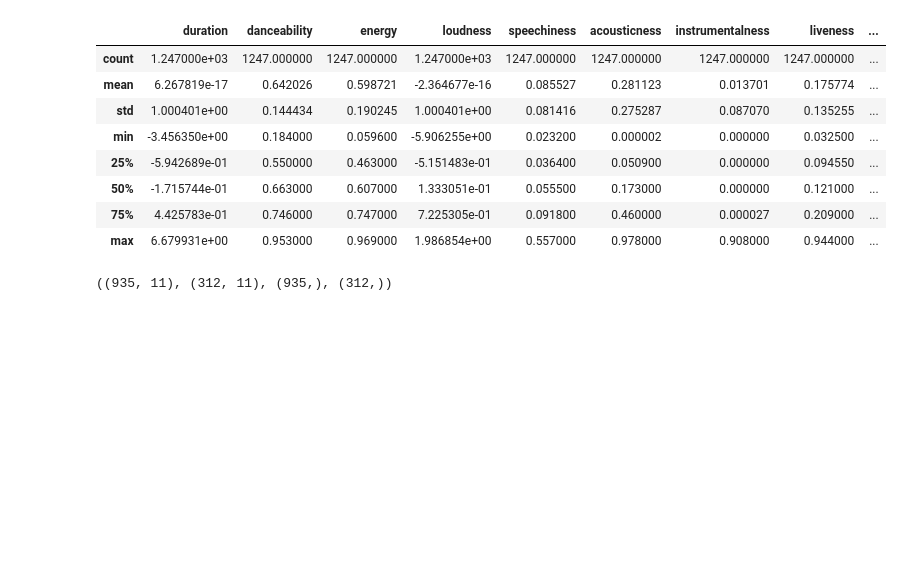
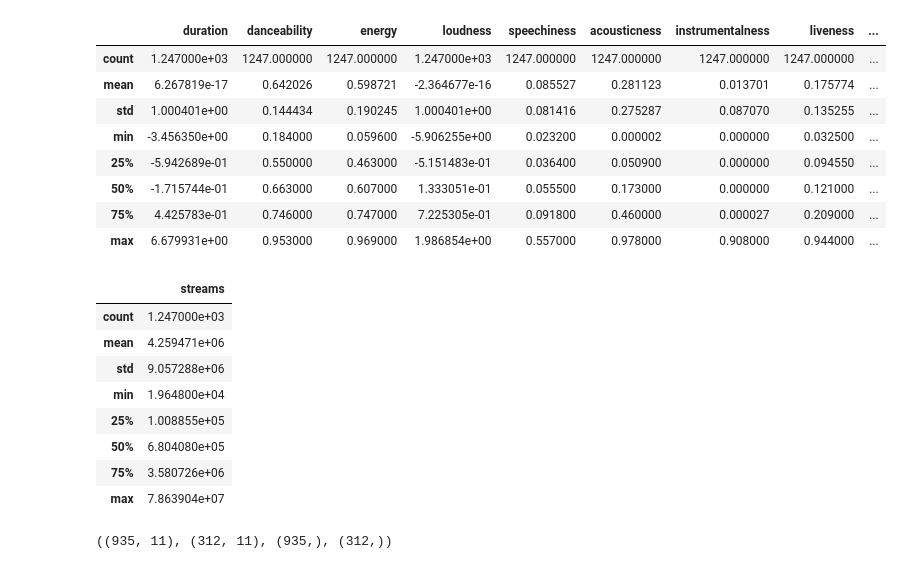
Before and after one commit to ericxmagno/Spotify-Artist-Evaluation, a Jupyter notebook: notebooks/regression_all_artists.ipynb, the cells around one changed output. Drawn from its saved outputs; the diff is of its cells as text; code cells hidden in the pictures; blank space fills up the shorter version.

```diff
--- a/notebooks/regression_all_artists.ipynb
+++ b/notebooks/regression_all_artists.ipynb
@@ -130,6 +130,18 @@ X.describe()
 | 50% | -1.715744e-01 | 0.663000 | 0.607000 | 1.333051e-01 | 0.055500 | 0.173000 | 0.000000 | 0.121000 | ... |
 | 75% | 4.425783e-01 | 0.746000 | 0.747000 | 7.225305e-01 | 0.091800 | 0.460000 | 0.000027 | 0.209000 | ... |
 | max | 6.679931e+00 | 0.953000 | 0.969000 | 1.986854e+00 | 0.557000 | 0.978000 | 0.908000 | 0.944000 | ... |
+# %%
+pd.DataFrame(y.describe())
+# %% [output]
+|  | streams |
+| count | 1.247000e+03 |
+| mean | 4.259471e+06 |
+| std | 9.057288e+06 |
+| min | 1.964800e+04 |
+| 25% | 1.008855e+05 |
+| 50% | 6.804080e+05 |
+| 75% | 3.580726e+06 |
+| max | 7.863904e+07 |
 # %%
 from sklearn.model_selection import train_test_split
 
```
Also changed, not shown: parts of 1 cell of this notebook, 44 other files.
